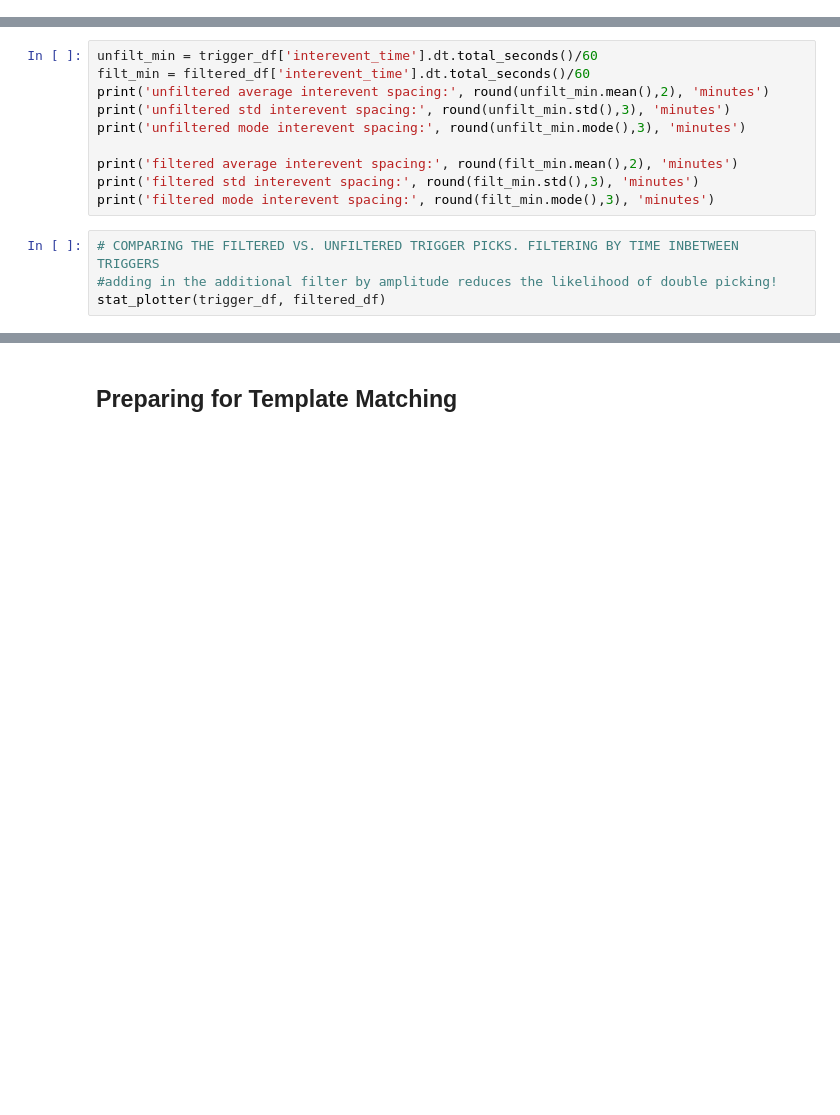
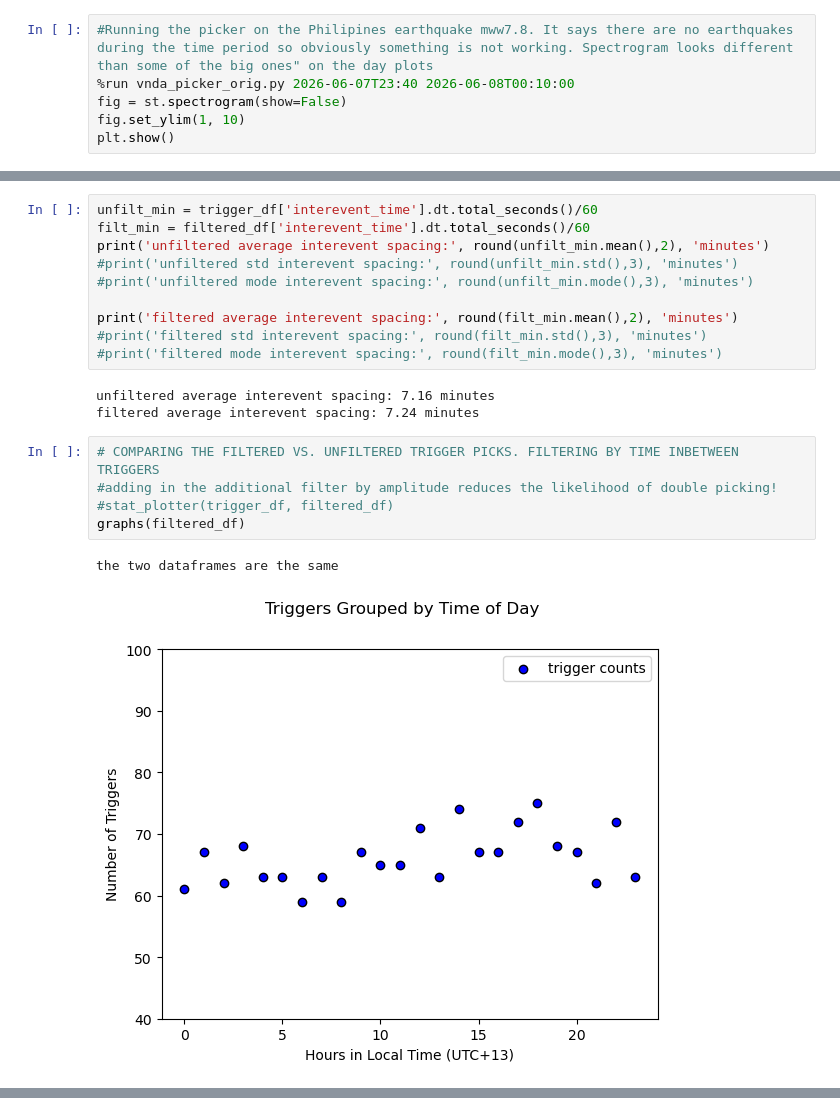
Before and after one commit to glacierpretzel/VANDA_work, a Jupyter notebook: vnda_triggers.ipynb, the cells around one changed output, grey strips where cells are left out. Saved outputs shown, nothing was run; the diff lists cells and outputs as text; blank space fills up the shorter version.

```diff
--- a/vnda_triggers.ipynb
+++ b/vnda_triggers.ipynb
@@ -17,0 +31,6 @@ import datetime
+# %%
+#Running the picker on the Philipines earthquake mww7.8. It says there are no earthquakes during the time period so obviously something is not working. Spectrogram looks different than some of the big ones" on the day plots
+%run vnda_picker_orig.py 2026-06-07T23:40 2026-06-08T00:10:00
+fig = st.spectrogram(show=False)
+fig.set_ylim(1, 10)
+plt.show()
@@ -128,13 +236,20 @@ trigger_df
 unfilt_min = trigger_df['interevent_time'].dt.total_seconds()/60
 filt_min = filtered_df['interevent_time'].dt.total_seconds()/60
 print('unfiltered average interevent spacing:', round(unfilt_min.mean(),2), 'minutes')
-print('unfiltered std interevent spacing:', round(unfilt_min.std(),3), 'minutes')
-print('unfiltered mode interevent spacing:', round(unfilt_min.mode(),3), 'minutes')
+#print('unfiltered std interevent spacing:', round(unfilt_min.std(),3), 'minutes')
+#print('unfiltered mode interevent spacing:', round(unfilt_min.mode(),3), 'minutes')
 
 print('filtered average interevent spacing:', round(filt_min.mean(),2), 'minutes')
-print('filtered std interevent spacing:', round(filt_min.std(),3), 'minutes')
-print('filtered mode interevent spacing:', round(filt_min.mode(),3), 'minutes')
+#print('filtered std interevent spacing:', round(filt_min.std(),3), 'minutes')
+#print('filtered mode interevent spacing:', round(filt_min.mode(),3), 'minutes')
+# %% [output]
+unfiltered average interevent spacing: 7.16 minutes
+filtered average interevent spacing: 7.24 minutes
 # %%
 # COMPARING THE FILTERED VS. UNFILTERED TRIGGER PICKS. FILTERING BY TIME INBETWEEN TRIGGERS
 #adding in the additional filter by amplitude reduces the likelihood of double picking!
-stat_plotter(trigger_df, filtered_df)
+#stat_plotter(trigger_df, filtered_df)
+graphs(filtered_df)
+# %% [output]
+the two dataframes are the same
+[figure, added]
@@ -141,4 +259,2 @@ stat_plotter(trigger_df, filtered_df)
-# %% [markdown]
-## Preparing for Template Matching ##
 # %%
 #Dayplots
```
Also changed, not shown: parts of 23 cells of this notebook, 1 other file.
